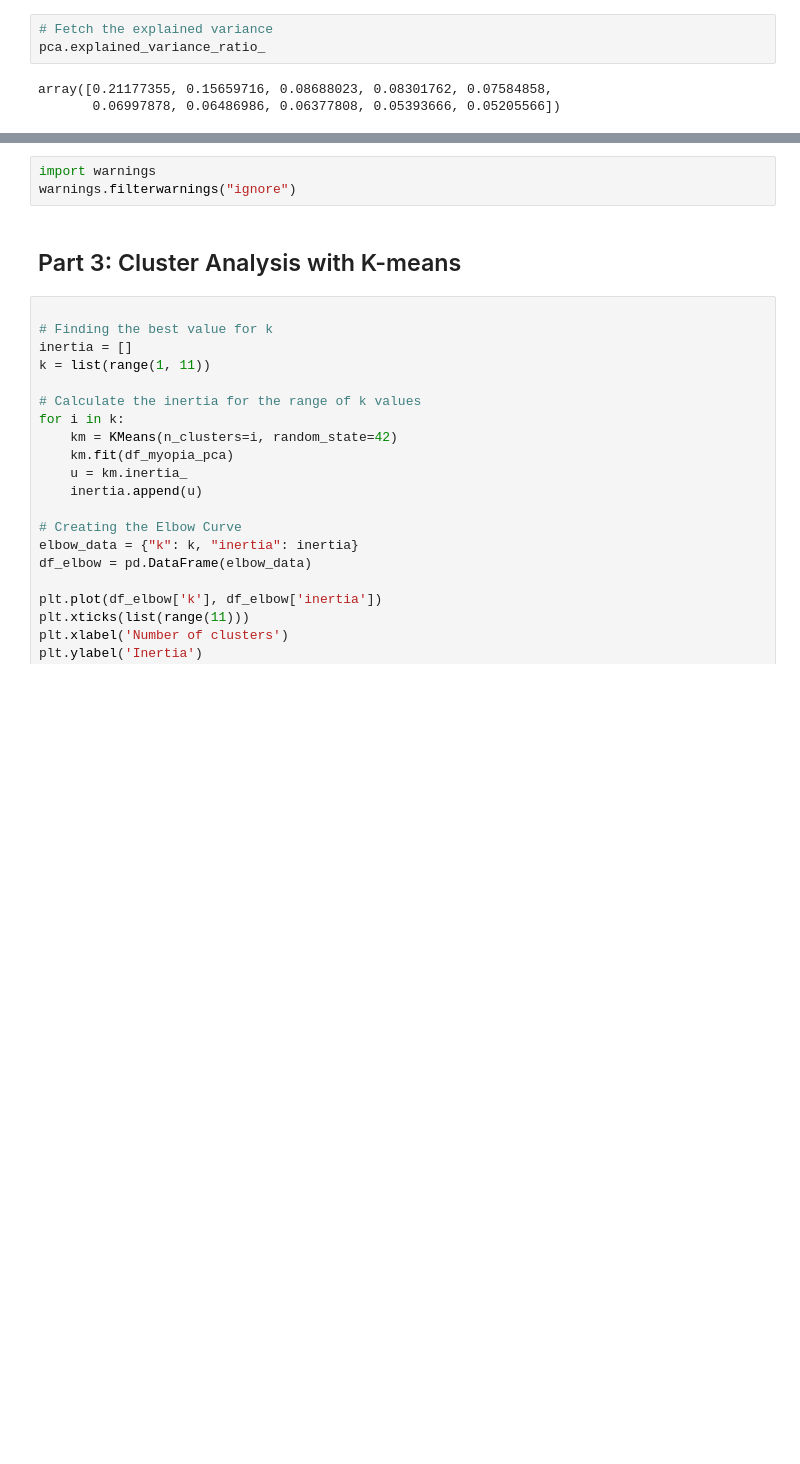
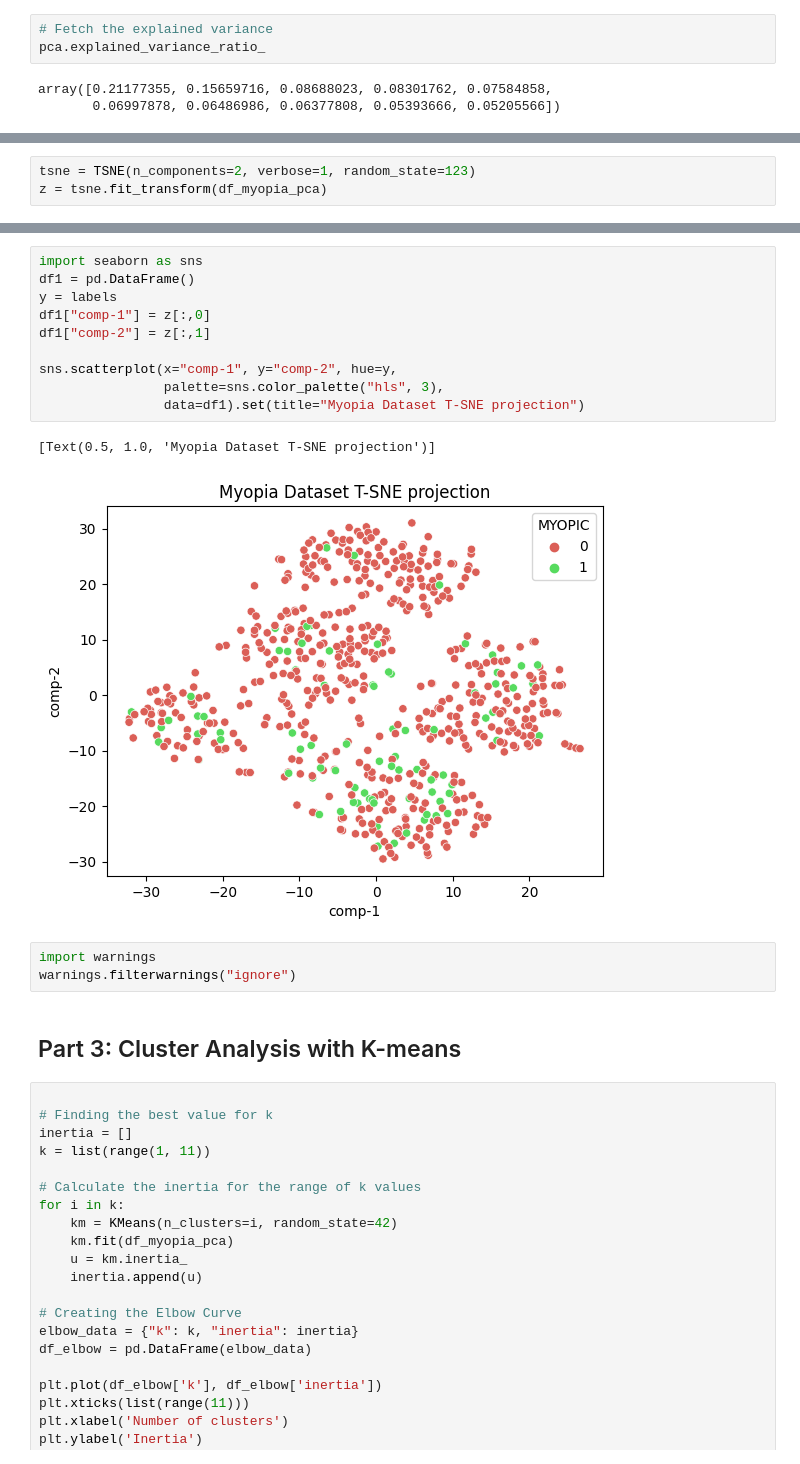
Before and after one commit to fbrowther/Predicting-Myopia-in-Children-Employing-Unsupervised-Machine-Learning, a Jupyter notebook: Predicting_Myopia.ipynb, the cells around one changed output, grey strips where cells are left out. Cells and saved outputs as stored; diff of their text form; blank space fills up the shorter version.

```diff
--- a/Predicting_Myopia.ipynb
+++ b/Predicting_Myopia.ipynb
@@ -141,0 +125,3 @@ plt.show()
+# %%
+tsne = TSNE(n_components=2, verbose=1, random_state=123)
+z = tsne.fit_transform(df_myopia_pca)
@@ -142,3 +146,16 @@ plt.show()
+# %%
+import seaborn as sns
+df1 = pd.DataFrame()
+y = labels
+df1["comp-1"] = z[:,0]
+df1["comp-2"] = z[:,1]
+
+sns.scatterplot(x="comp-1", y="comp-2", hue=y,
+                palette=sns.color_palette("hls", 3),
+                data=df1).set(title="Myopia Dataset T-SNE projection")
+# %% [output]
+[Text(0.5, 1.0, 'Myopia Dataset T-SNE projection')]
+[figure, added]
 # %%
 import warnings
 warnings.filterwarnings("ignore")
```
Also changed, not shown: parts of 8 cells of this notebook, 2 other files.
